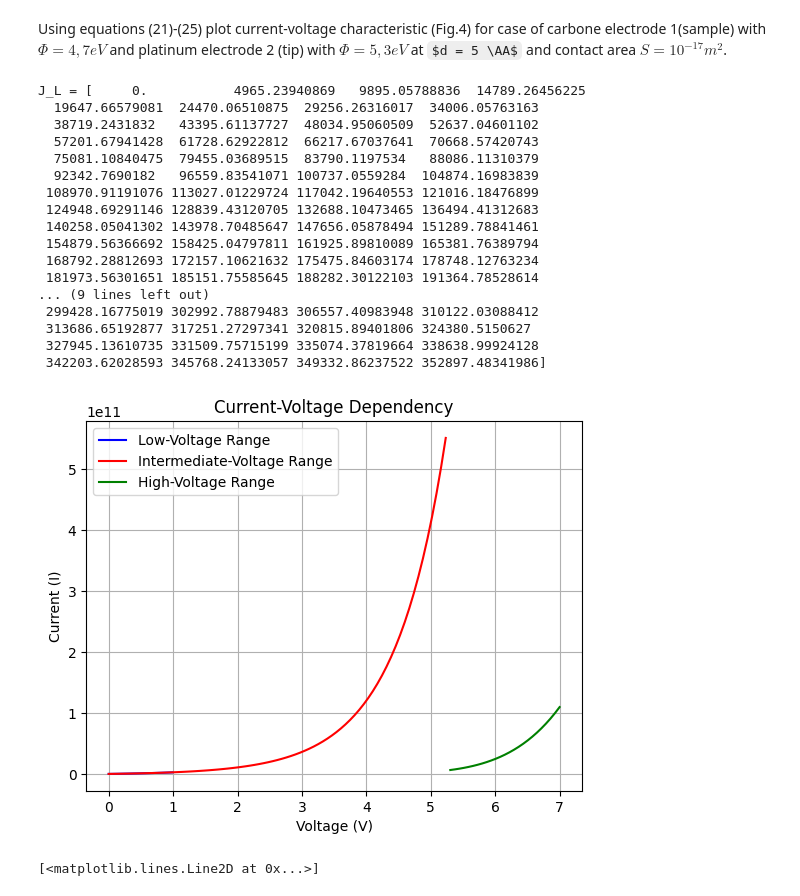
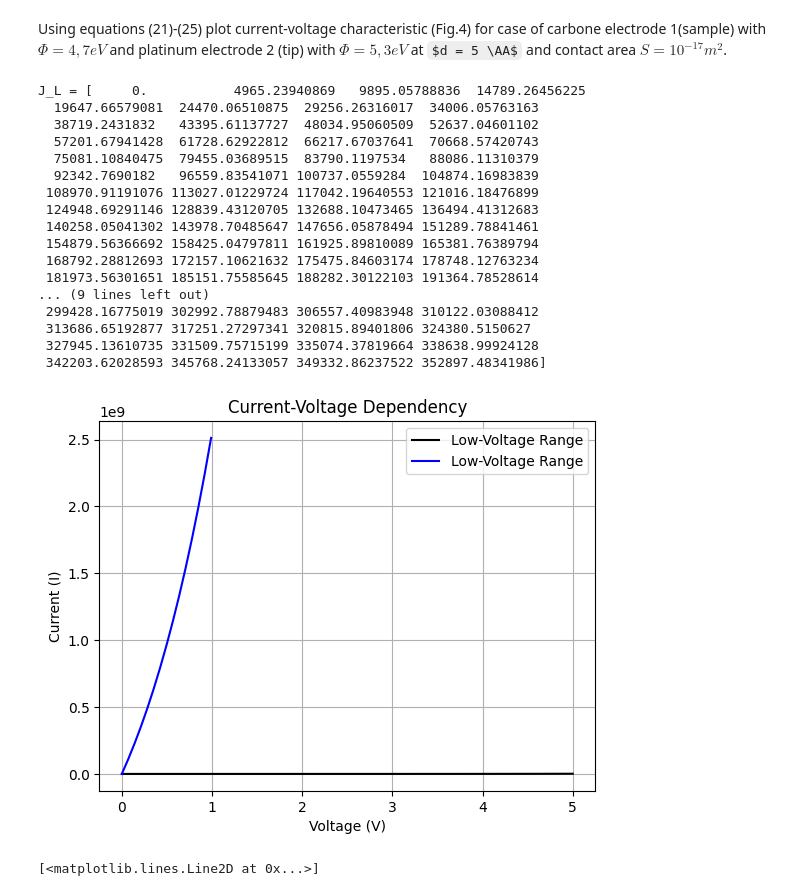
Before and after one commit to MariyaSV78/notebook_STM, a Jupyter notebook: STM/STM.ipynb, the cells around one changed output. Cells and saved outputs as stored; diff of their text form; code cells hidden in the pictures; some formulas as TeX source.

```diff
--- a/STM/STM.ipynb
+++ b/STM/STM.ipynb
@@ -384,18 +393,18 @@ S = 2 * np.pi * (5e-10)**2
 # phi= (phi_s + phi_t)/2
 
 
-V = np.linspace(0, 5, 100)
-ds = np.zeros_like(V)
-phi = np.zeros_like(V)
-beta = np.zeros_like(V)
+V0 = np.linspace(0, 5, 100)
+ds = np.zeros_like(V0)
+phi = np.zeros_like(V0)
+beta = np.zeros_like(V0)
 
-cond1 = V <= phi_t / e
+cond1 = V0 <= phi_t / e
 ds[cond1] = d
-phi[cond1] = (phi_s + (phi_t - e*V[cond1])) / 2
+phi[cond1] = (phi_s + (phi_t - e*V0[cond1])) / 2
 beta[cond1] = 1
 
-cond2 = V > phi_t / e
-ds[cond2] = d * phi_s / (e*V[cond2]) / (1 + (phi_s - phi_t)/(e*V[cond2]))
+cond2 = V0 > phi_t / e
+ds[cond2] = d * phi_s / (e*V0[cond2]) / (1 + (phi_s - phi_t)/(e*V0[cond2]))
 phi[cond2] = phi_s / 2
 beta[cond2] = 23/24
 
@@ -407,10 +416,10 @@ print(f"A = {A[0]}, J0 = {J0[0]}")
 
 
 J = (J0 / ds**2) * (phi * np.exp(-A * ds * np.sqrt(phi))
-                  -(phi + e*V) * np.exp(-A * ds * np.sqrt(phi + e*V)))
+                  -(phi + e*V0) * np.exp(-A * ds * np.sqrt(phi + e*V0)))
 
 
-plt.plot(V, J * S, color='blue')
+plt.plot(V0, J * S, color='blue')
 
 plt.xlabel('Voltage, V')
 plt.ylabel('Current, A')
@@ -543,7 +552,11 @@ sigma = (A2 * d * e)**2 / (96 * phi) - A2*d * e**2 / (32 * phi**1.5)
 # phi = (phi_s + phi_t - e * V)/2
 
 J_L2 = ((e**2) * np.sqrt(2*m)) / (beta * (2*np.pi*hbar)**2) #eq.22
-J_2 = J_L2 * np.sqrt(phi) * np.exp(-A2 * d * np.sqrt(phi)) * (V + sigma * V**3) / d #eq.23
+J_2 = J_L2 * np.sqrt(phi) * np.exp(-A2 * d * np.sqrt(phi)) * (V + sigma * V) / d #eq.23
+
+# J_2 = (np.sqrt(2 * m) / h**2) * e * V * (phi_s + e * V / 2) * np.exp((-4 * np.pi * d / h ) * np.sqrt(2 * m) * (phi_s + np.sqrt(e * V / 2))) # old article
+
+
 J_2[~cond2] = np.nan
 
 # High-Voltage Range: eV > phi_t
@@ -575,39 +588,41 @@ J_3[cond2] = np.nan
 
 
 # Plot each interval's I(V) dependency
+plt.plot(V0, J, label="Low-Voltage Range", color='black')
+
 plt.plot(V, J_1, label="Low-Voltage Range", color='blue')
-plt.plot(V, J_2, label="Intermediate-Voltage Range", color='red')
-plt.plot(V, J_3, label="High-Voltage Range", color='green')
+# plt.plot(V, J_2, label="Intermediate-Voltage Range", color='red')
+# plt.plot(V, J_3, label="High-Voltage Range", color='green')
 # plt.plot(V_4, J_4, label="High-Voltage Range (if eV > phi + mu)", color='orange')
 
 # Add labels and legend
 plt.xlabel('Voltage (V)')
 plt.ylabel('Current (I)')
 plt.title('Current-Voltage Dependency')
 plt.legend()
 
 # Show the plot
 plt.grid(True)
 plt.show()
 # %% [output]
 J_L = [     0.           4965.23940869   9895.05788836  14789.26456225
   19647.66579081  24470.06510875  29256.26316017  34006.05763163
   38719.2431832   43395.61137727  48034.95060509  52637.04601102
   57201.67941428  61728.62922812  66217.67037641  70668.57420743
   75081.10840475  79455.03689515  83790.1197534   88086.11310379
   92342.7690182   96559.83541071 100737.0559284  104874.16983839
  108970.91191076 113027.01229724 117042.19640553 121016.18476899
  124948.69291146 128839.43120705 132688.10473465 136494.41312683
  140258.05041302 143978.70485647 147656.05878494 151289.78841461
  154879.56366692 158425.04797811 161925.89810089 165381.76389794
  168792.28812693 172157.10621632 175475.84603174 178748.12763234
  181973.56301651 185151.75585645 188282.30122103 191364.78528614
 ... (9 lines left out)
  299428.16775019 302992.78879483 306557.40983948 310122.03088412
  313686.65192877 317251.27297341 320815.89401806 324380.5150627
  327945.13610735 331509.75715199 335074.37819664 338638.99924128
  342203.62028593 345768.24133057 349332.86237522 352897.48341986]
-[figure, old version]
+[figure, new version]
 # %%
 V = np.linspace(0, 7, 100)
 ds = np.zeros_like(V)
```
Also changed, not shown: parts of 7 cells of this notebook, 3 other files.
